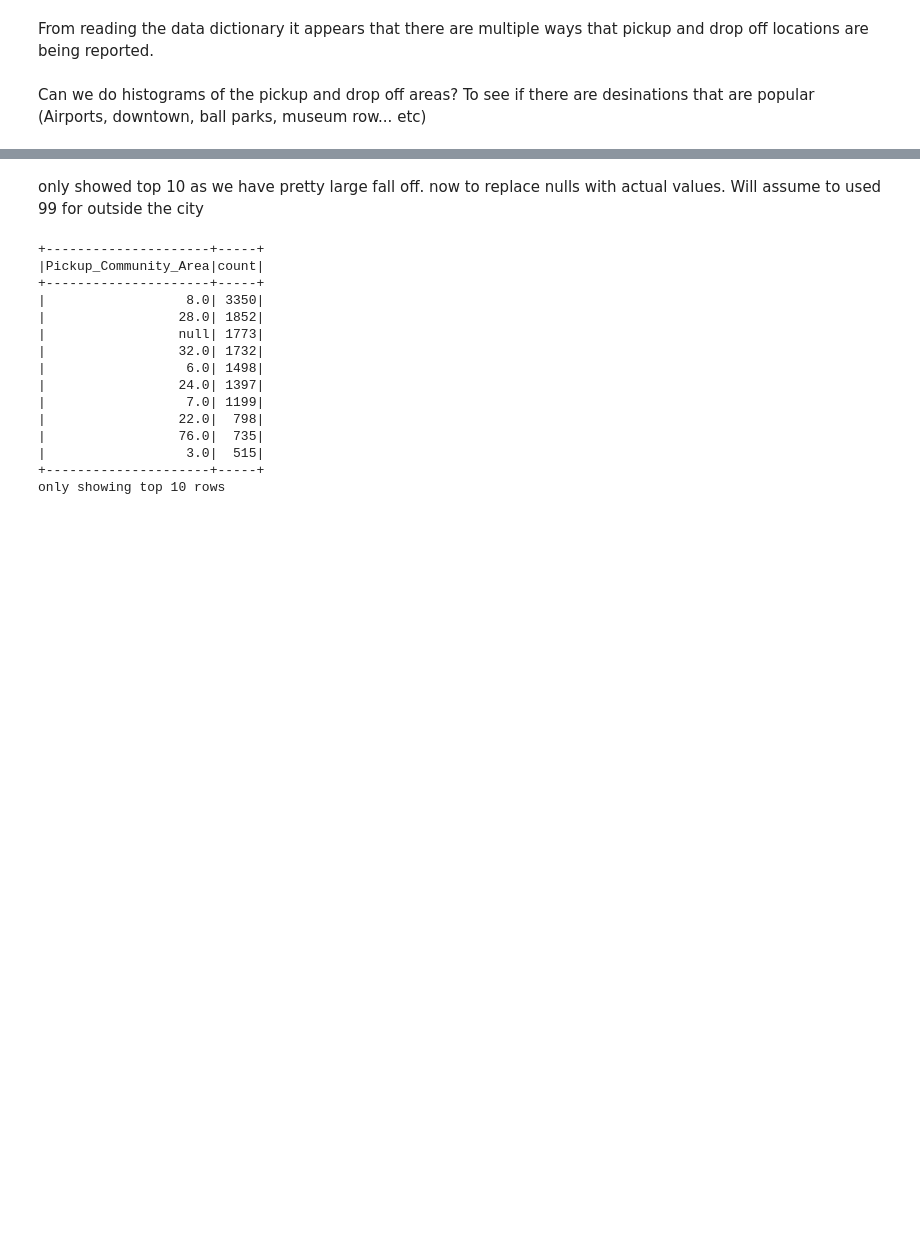
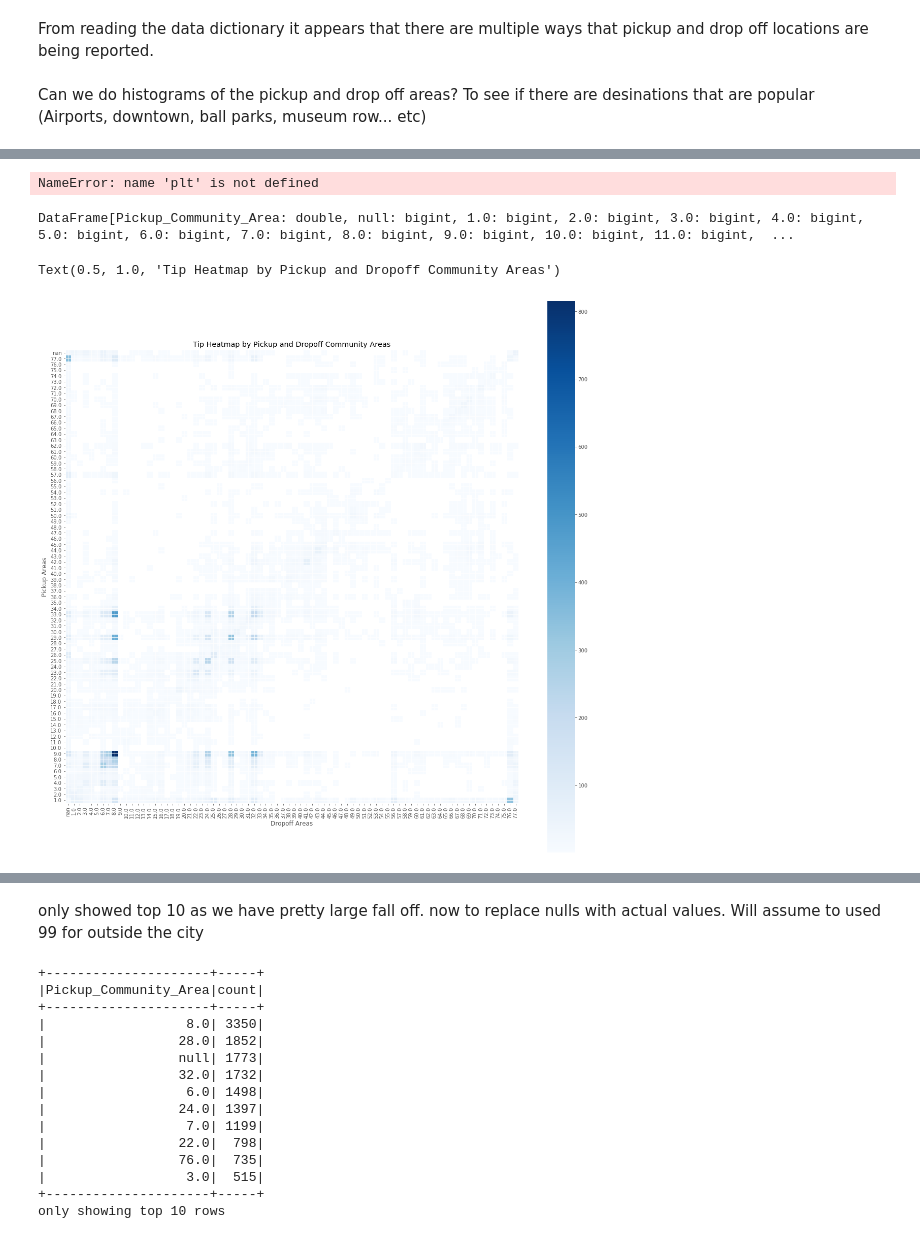
Before and after one commit to Parsons-Sam/DS5559-project, a Jupyter notebook: final_project_start.ipynb, the cells around one changed output, grey strips where cells are left out. Cells and saved outputs as stored; diff of their text form; code cells hidden in the pictures; blank space fills up the shorter version.

Commit message:
visuals and some work on timestamp fields

```diff
--- a/final_project_start.ipynb
+++ b/final_project_start.ipynb
@@ -249,0 +231,5 @@ df2.groupby('Pickup_Community_Area').count().show(80)
+# %%
+import matplotlib.pyplot as plt
+import numpy as np
+%matplotlib inline
+plt.style.use('ggplot')
@@ -249,0 +251,43 @@ df2.groupby('Pickup_Community_Area').count().show(80)
+# %%
+#https://www.pythonpool.com/matplotlib-figsize/
+plt.figure(figsize=(20,15))
+plt.axes().set_facecolor("#ffffff")
+plt.axes().set_ylabel("Tip Amt")
+plt.axes().set_xlabel("Fare Amt")
+#https://www.pythonpool.com/matplotlib-heatmap/
+plt.xticks(ticks=np.arange(len(fares)),labels=fares,rotation=90)
+plt.yticks(ticks=np.arange(len(tips)),labels=tips)
+hm = plt.imshow(hm_data,cmap='Blues',interpolation="none")
+plt.colorbar(hm)
+plt.title("Tip Amounts by Fare Amounts")
+# %% [output]
+NameError: name 'plt' is not defined
+# %%
+heatmap_data = df2.groupby('Pickup_Community_Area','Dropoff_Community_Area').count().\
+                    sort('Pickup_Community_Area','Dropoff_Community_Area').groupby('Pickup_Community_Area').pivot('Dropoff_Community_Area').sum("count").sort('Pickup_Community_Area')
+#heatmap_data = heatmap_data.groupby('Pickup_Community_Area').pivot('Dropoff_Community_Area').count()
+heatmap_data.cache()
+# %% [output]
+DataFrame[Pickup_Community_Area: double, null: bigint, 1.0: bigint, 2.0: bigint, 3.0: bigint, 4.0: bigint, 5.0: bigint, 6.0: bigint, 7.0: bigint, 8.0: bigint, 9.0: bigint, 10.0: bigint, 11.0: bigint,  ...
+# %%
+hm_data = np.array(heatmap_data.drop('Pickup_Community_Area').toPandas())
+# %%
+hm_data = np.flipud(hm_data.transpose())
+#https://mungingdata.com/pyspark/column-to-list-collect-tolocaliterator/
+pickups = sorted(list(heatmap_data.select('Pickup_Community_Area').toPandas()['Pickup_Community_Area']))
+dropoffs = sorted([float("nan") if x == "null" else float(x) for x in heatmap_data.columns if x != 'Pickup_Community_Area'], reverse=True)
+# %%
+#https://www.pythonpool.com/matplotlib-figsize/
+plt.figure(figsize=(20,20))
+plt.axes().set_facecolor("#ffffff")
+plt.axes().set_ylabel("Pickup Areas")
+plt.axes().set_xlabel("Dropoff Areas")
+#https://www.pythonpool.com/matplotlib-heatmap/
+plt.xticks(ticks=np.arange(len(pickups)),labels=pickups,rotation=90)
+plt.yticks(ticks=np.arange(len(dropoffs)),labels=dropoffs)
+hm = plt.imshow(hm_data,cmap='Blues',interpolation="none")
+plt.colorbar(hm)
+plt.title("Tip Heatmap by Pickup and Dropoff Community Areas")
+# %% [output]
+Text(0.5, 1.0, 'Tip Heatmap by Pickup and Dropoff Community Areas')
+[figure, added]
```
Also changed, not shown: parts of 23 cells of this notebook.
